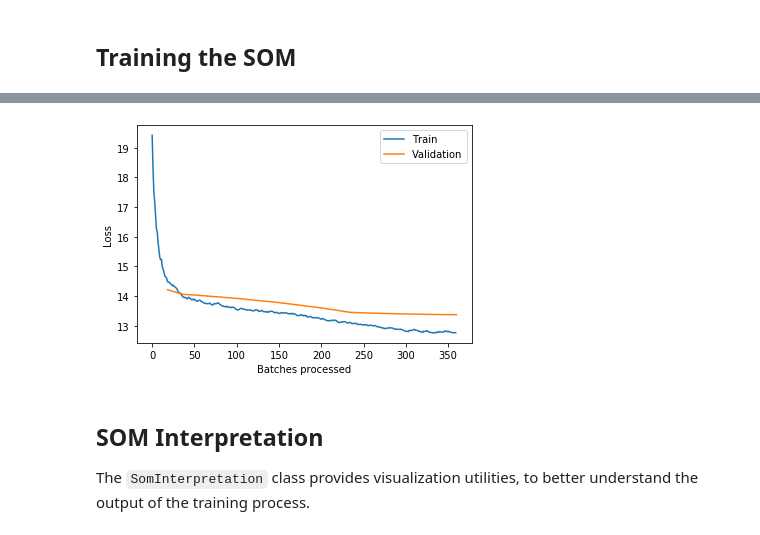
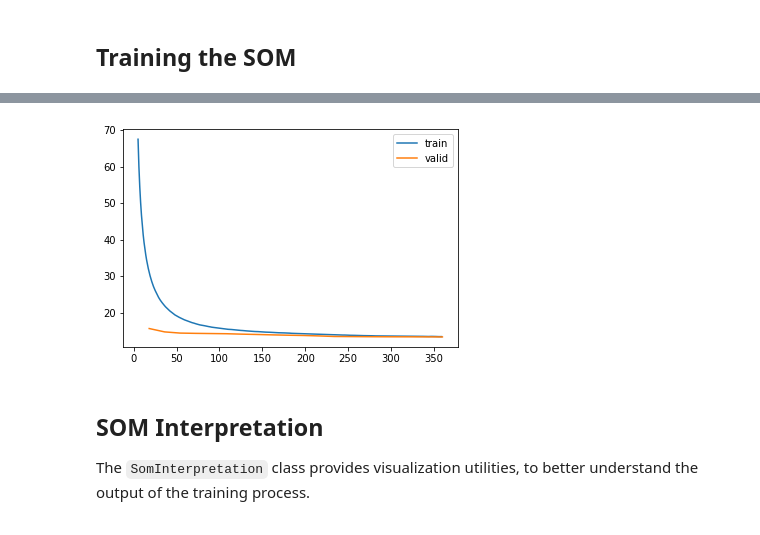
Before and after one commit to kireygroup/fastsom, a Jupyter notebook: docs/source/examples/house-prices.ipynb, the cells around one changed output, grey strips where cells are left out. Cells and saved outputs as stored; diff of their text form; code cells hidden in the pictures.

```diff
--- a/docs/source/examples/house-prices.ipynb
+++ b/docs/source/examples/house-prices.ipynb
@@ -13,8 +14,8 @@ from fastai.tabular import *
 # %% [markdown]
 ## Importing the dataset
 # %%
-df_train = pd.read_csv('./data/train.csv')
-df_test = pd.read_csv('./data/test.csv')
+df_train = pd.read_csv('./nbs/data/train.csv')
+df_test = pd.read_csv('./nbs/data/test.csv')
 # %%
 df_train.head()
 # %% [output]
@@ -41,7 +42,7 @@ cont_names = [
     'LotArea', 'LotFrontage', 'LowQualFinSF', 'MasVnrArea',
     'OpenPorchSF', 'PoolArea', 'ScreenPorch',
     'TotRmsAbvGrd', 'WoodDeckSF']
-dep_var = 'SalePrice'
+y_names = 'SalePrice'
 
 df_train['SalePrice'] = df_train['SalePrice'].astype(float)
 # %% [markdown]
@@ -52,8 +54,4 @@ To do so, we can simply use the `SomTabularList` data block starter class with t
 # %%
 # We are encoding categories by generating unsupervised embeddings
-procs = [FillMissing, Categorify, Vectorize, Normalize]
-
-som_data = (SomTabularList.from_df(df_train, cat_names=cat_names, cont_names=cont_names, procs=procs)
-     .split_by_rand_pct(0.2)
-     .label_from_df(cols=[dep_var], label_cls=FloatList, log=True)
-     .databunch(bs=64))
+procs = [FillMissing, CategoryEncode('fasttext'), Normalize]
+dls = TabularDataLoaders.from_df(df_train, cat_names=cat_names, cont_names=cont_names, y_names=y_names, procs=procs)
@@ -73,7 +60,6 @@ Our `SomLearner` is able to detect when the DataBunch used contains a `Vectorize
 # %%
-learn = SomLearner(som_data, size=(5,5), visualize=['weights'])
-
+learn = SomLearner(dls, size=(5,5), visualize=[SOM_TRAINING_VIZ.CODEBOOK_2D])
 print(learn.model.dist_fn)
-print(list(map(lambda cb: cb.__class__.__name__, learn.callbacks)))
+print(list(map(lambda cb: cb.__class__.__name__, learn.cbs)))
 # %% [output]
 MixedEmbeddingDistance
@@ -104,8 +92,8 @@ learn.fit(20)
 # %%
 %matplotlib inline
-learn.recorder.plot_losses()
+learn.recorder.plot_loss()
 # %% [output]
-[figure, old version]
+[figure, new version]
 # %% [markdown]
 ## SOM Interpretation
 
```
Also changed, not shown: parts of 17 cells of this notebook, 7 other files.
